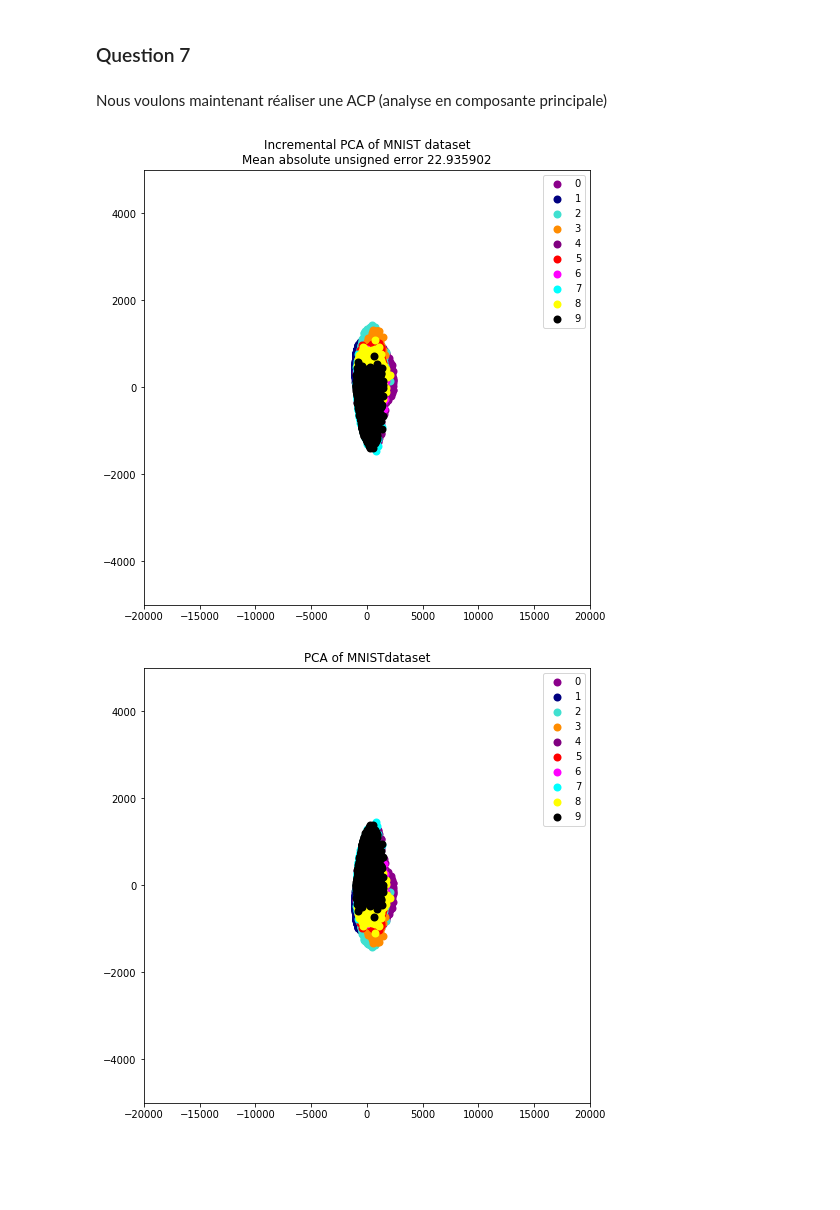
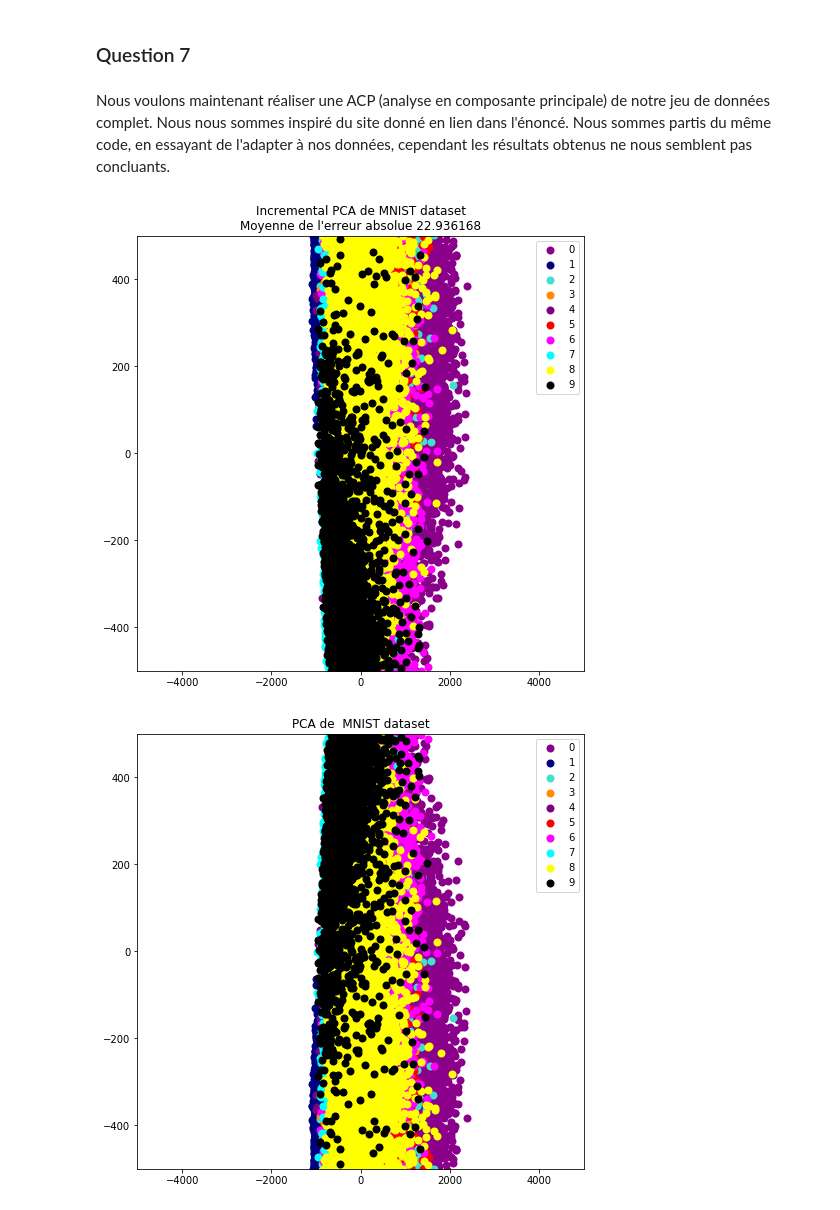
Before and after one commit to julienjoly/projet-python-HMMA238, a Jupyter notebook: notebook_tp_Massol_Joly.ipynb, the cells around one changed output. Drawn from its saved outputs; the diff is of its cells as text; code cells hidden in the pictures; blank space fills up the shorter version.

```diff
--- a/notebook_tp_Massol_Joly.ipynb
+++ b/notebook_tp_Massol_Joly.ipynb
@@ -288,7 +291,7 @@ La vaiable alpha permet de
 # %% [markdown]
 ### Question 7
-# %% [markdown]
-Nous voulons maintenant réaliser une ACP (analyse en composante principale)
+# %% [markdown]
+Nous voulons maintenant réaliser une ACP (analyse en composante principale) de notre jeu de données complet. Nous nous sommes inspiré du site donné en lien dans l'énoncé. Nous sommes partis du même code, en essayant de l'adapter à nos données, cependant les résultats obtenus ne nous semblent pas concluants.
 # %%
 from sklearn.decomposition import PCA, IncrementalPCA
 # %%
@@ -298,26 +301,29 @@ X_ipca = ipca.fit_transform(X)
 # %%
 pca = PCA(n_components=n_components)
 X_pca = pca.fit_transform(X)
-colors = ['darkmagenta','navy', 'turquoise', 'darkorange',
-          'purple', 'red', 'magenta', 'cyan', 'yellow', 'black',  ]
-target_names=[0, 1, 2, 3, 4, 5, 6, 7, 8, 9]
+colors = ['darkmagenta', 'navy', 'turquoise', 'darkorange',
+          'purple', 'red', 'magenta', 'cyan', 'yellow', 'black']
+target_names = [0, 1, 2, 3, 4, 5, 6, 7, 8, 9]
 
 for X_transformed, title in [(X_ipca, "Incremental PCA"), (X_pca, "PCA")]:
     plt.figure(figsize=(8, 8))
-    for color, i, target_name in zip(colors, ['0', '1', '2', '3', '4', '5', '6', '7', '8', '9'], target_names):
+    for color, i, target_name in zip(colors,
+                                     ['0', '1', '2', '3', '4', '5',
+                                      '6', '7', '8', '9'],
+                                     target_names):
         plt.scatter(X_transformed[y == i, 0], X_transformed[y == i, 1],
                     color=color, lw=2, label=target_name)
 
     if "Incremental" in title:
         err = np.abs(np.abs(X_pca) - np.abs(X_ipca)).mean()
         plt.title(title + " de MNIST dataset\nMoyenne de l'erreur absolue "
-                "%.6f" % err)
+                  "%.6f" % err)
     else:
         plt.title(title + " de  MNIST dataset")
     plt.legend(loc="best", shadow=False, scatterpoints=1)
-    plt.axis([-20015, 20015, -5000 , 5000])
+    plt.axis([-5000, 5000, -500, 500])
 
 plt.show()
 # %% [output]
-[figure, old version]
+[figure, new version]
-[figure, old version]
+[figure, new version]
```
Also changed, not shown: parts of 12 cells of this notebook, 1 other file.
